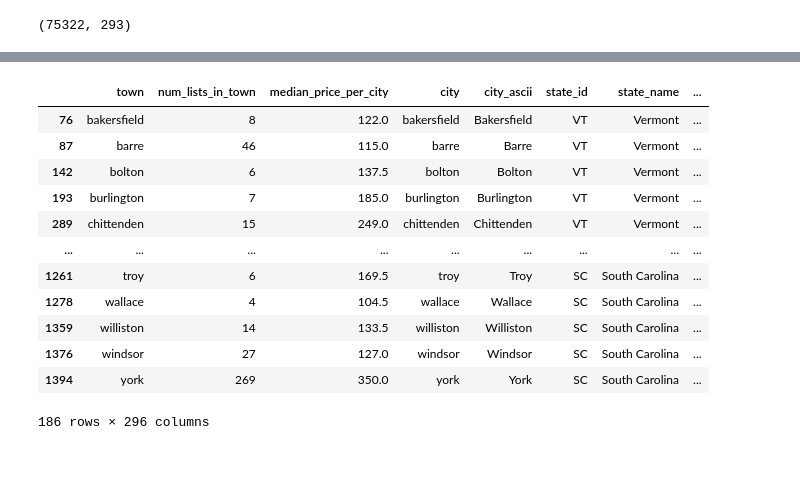
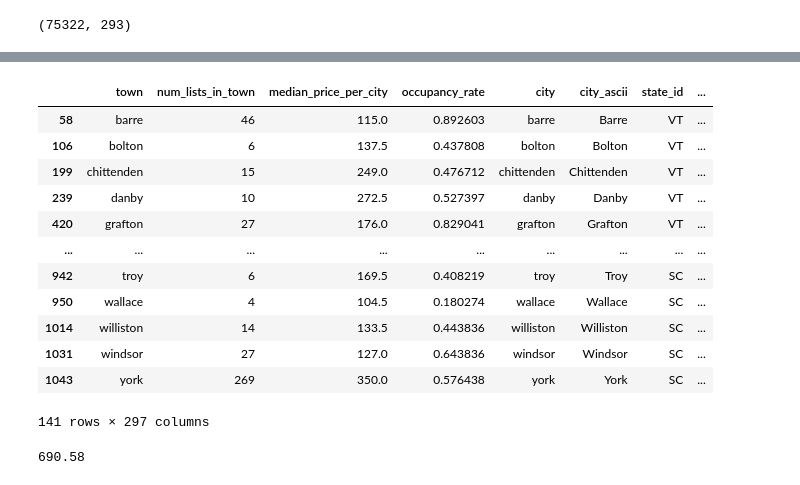
Before and after one commit to mattgilgo/airbnb_reports, a Jupyter notebook: airbnb_eda.ipynb, the cells around one changed output, grey strips where cells are left out. Cells and saved outputs as stored; diff of their text form; code cells hidden in the pictures.

```diff
--- a/airbnb_eda.ipynb
+++ b/airbnb_eda.ipynb
@@ -374,6 +393,13 @@ lists_per_city = listing_data.groupby(['town'])['id'].count().reset_index()
 lists_per_city.rename(columns = {'id':'num_lists_in_town'}, inplace = True)
 median_price_per_city = listing_data.groupby(['town'])['price'].median().reset_index()
 median_price_per_city.rename(columns = {'price':'median_price_per_city'}, inplace = True)
+
+# Calculate occupancy rate
+occ_rate = occ_data.groupby('id')['available'].apply(lambda row: np.sum(row)/len(row))
+listing_occ_rate = listing_data.merge(occ_rate, on = 'id')
+median_occ_rate_per_city = listing_occ_rate.groupby(['town'])['available'].median().reset_index()
+median_occ_rate_per_city.rename(columns = {'available':'occupancy_rate'}, inplace = True)
 # %%
 lists_town_price = lists_per_city.merge(median_price_per_city, left_on = 'town', right_on = 'town')
-lists_town_home_price = lists_town_price.merge(city_home, left_on = 'town', right_on = 'city')
+lists_town_price_occ = lists_town_price.merge(median_occ_rate_per_city, left_on = 'town', right_on = 'town')
+lists_town_home_price_occ = lists_town_price_occ.merge(city_home, left_on = 'town', right_on = 'city')
@@ -392,16 +424,25 @@ lists_town_home_price_all = lists_town_home_price_all.append(lists_town_home_pri
-# %%
-lists_town_home_price_all
-# %% [output]
-|  | town | num_lists_in_town | median_price_per_city | city | city_ascii | state_id | state_name | ... |
-| 76 | bakersfield | 8 | 122.0 | bakersfield | Bakersfield | VT | Vermont | ... |
-| 87 | barre | 46 | 115.0 | barre | Barre | VT | Vermont | ... |
-| 142 | bolton | 6 | 137.5 | bolton | Bolton | VT | Vermont | ... |
-| 193 | burlington | 7 | 185.0 | burlington | Burlington | VT | Vermont | ... |
-| 289 | chittenden | 15 | 249.0 | chittenden | Chittenden | VT | Vermont | ... |
-| ... | ... | ... | ... | ... | ... | ... | ... | ... |
-| 1261 | troy | 6 | 169.5 | troy | Troy | SC | South Carolina | ... |
-| 1278 | wallace | 4 | 104.5 | wallace | Wallace | SC | South Carolina | ... |
-| 1359 | williston | 14 | 133.5 | williston | Williston | SC | South Carolina | ... |
-| 1376 | windsor | 27 | 127.0 | windsor | Windsor | SC | South Carolina | ... |
-| 1394 | york | 269 | 350.0 | york | York | SC | South Carolina | ... |
-186 rows × 296 columns
+# %%
+lists_town_home_price_occ_vt = lists_town_home_price_occ[(lists_town_home_price_occ['state_id'] == 'VT')]
+lists_town_home_price_occ_nh = lists_town_home_price_occ[(lists_town_home_price_occ['state_id'] == 'NH')]
+lists_town_home_price_occ_nc = lists_town_home_price_occ[(lists_town_home_price_occ['state_id'] == 'NC')]
+lists_town_home_price_occ_sc = lists_town_home_price_occ[(lists_town_home_price_occ['state_id'] == 'SC')]
+
+lists_town_home_price_occ_all = lists_town_home_price_occ_vt.append(lists_town_home_price_occ_nh)
+lists_town_home_price_occ_all = lists_town_home_price_occ_all.append(lists_town_home_price_occ_nc)
+lists_town_home_price_occ_all = lists_town_home_price_occ_all.append(lists_town_home_price_occ_sc)
+# %%
+lists_town_home_price_occ_all
+# %% [output]
+|  | town | num_lists_in_town | median_price_per_city | occupancy_rate | city | city_ascii | state_id | ... |
+| 58 | barre | 46 | 115.0 | 0.892603 | barre | Barre | VT | ... |
+| 106 | bolton | 6 | 137.5 | 0.437808 | bolton | Bolton | VT | ... |
+| 199 | chittenden | 15 | 249.0 | 0.476712 | chittenden | Chittenden | VT | ... |
+| 239 | danby | 10 | 272.5 | 0.527397 | danby | Danby | VT | ... |
+| 420 | grafton | 27 | 176.0 | 0.829041 | grafton | Grafton | VT | ... |
+| ... | ... | ... | ... | ... | ... | ... | ... | ... |
+| 942 | troy | 6 | 169.5 | 0.408219 | troy | Troy | SC | ... |
+| 950 | wallace | 4 | 104.5 | 0.180274 | wallace | Wallace | SC | ... |
+| 1014 | williston | 14 | 133.5 | 0.443836 | williston | Williston | SC | ... |
+| 1031 | windsor | 27 | 127.0 | 0.643836 | windsor | Windsor | SC | ... |
+| 1043 | york | 269 | 350.0 | 0.576438 | york | York | SC | ... |
+141 rows × 297 columns
@@ -407,0 +502,4 @@ lists_town_home_price_all
+# %%
+print(calculate_mortgage(100000, 3, 15))
+# %% [output]
+690.58
```
Also changed, not shown: parts of 11 cells of this notebook, 4 other files.
